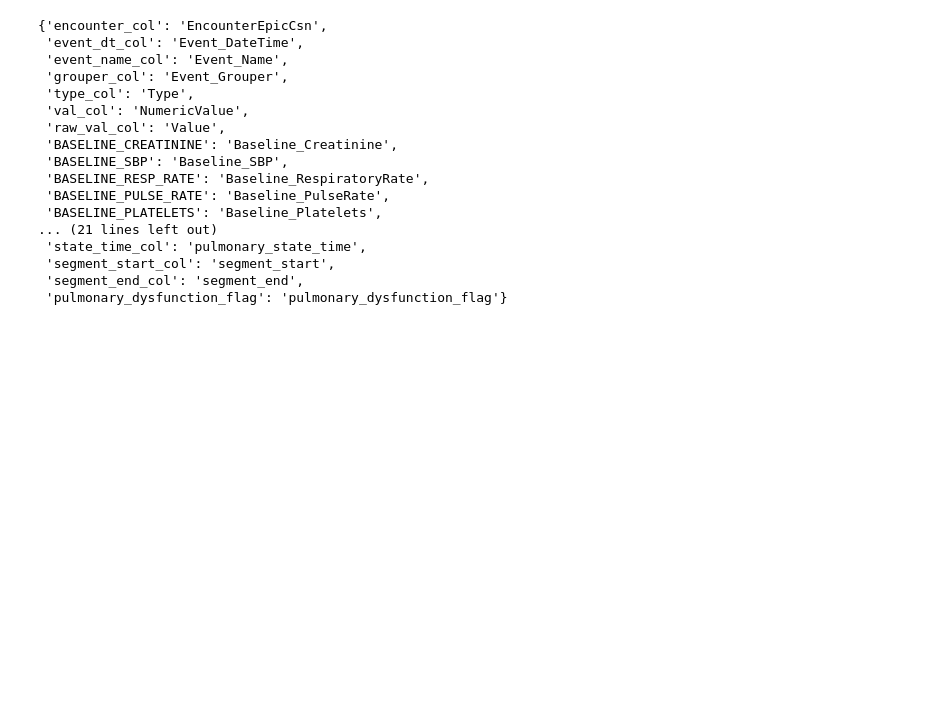
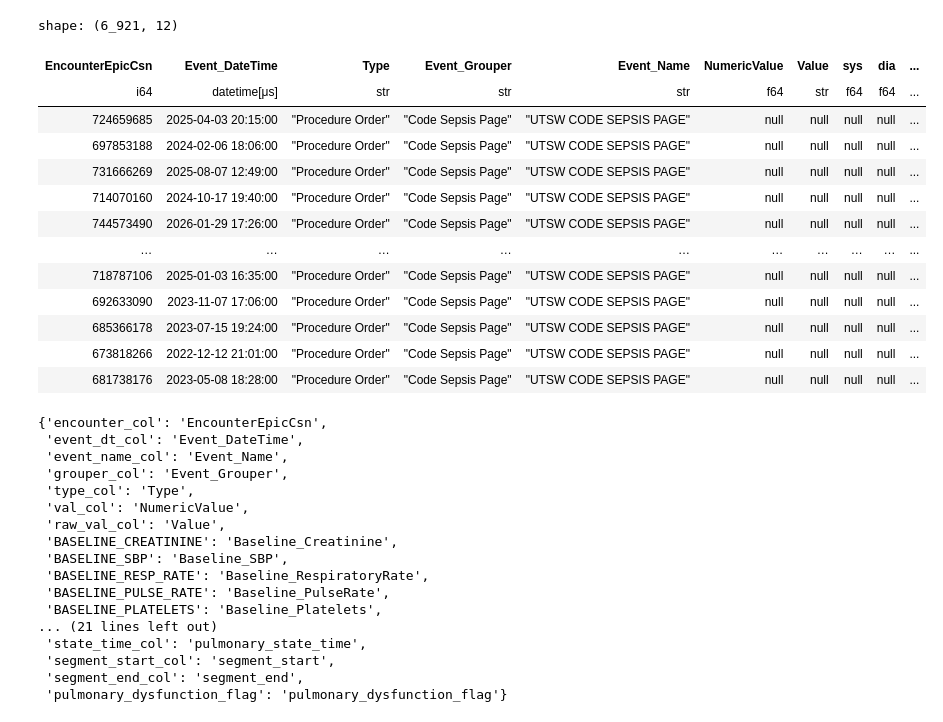
Before and after one commit to UTSW-CIC/Sepsis-Analysis, a Jupyter notebook: notebooks/29_Vent_on_off_analysis.ipynb, the cells around one changed output. Cells and saved outputs as stored; diff of their text form; code cells hidden in the pictures; blank space fills up the shorter version.

```diff
--- a/notebooks/29_Vent_on_off_analysis.ipynb
+++ b/notebooks/29_Vent_on_off_analysis.ipynb
@@ -19,3 +39,24 @@ from src_strategy.configs.dataconfig import input_output_config_3_1
+# %%
+df_all = load_df('/work/InternalMedicine/s223850/Sepsis-data/data/output/output_data_phase3_1', 'df_all.parquet')
+# %%
+df_all.filter(
+    pl.col("Event_Grouper") == "Code Sepsis Page"
+)
+# %% [output]
+shape: (6_921, 12)
+| EncounterEpicCsn | Event_DateTime | Type | Event_Grouper | Event_Name | NumericValue | Value | sys | dia | ... |
+| i64 | datetime[μs] | str | str | str | f64 | str | f64 | f64 | ... |
+| 724659685 | 2025-04-03 20:15:00 | "Procedure Order" | "Code Sepsis Page" | "UTSW CODE SEPSIS PAGE" | null | null | null | null | ... |
+| 697853188 | 2024-02-06 18:06:00 | "Procedure Order" | "Code Sepsis Page" | "UTSW CODE SEPSIS PAGE" | null | null | null | null | ... |
+| 731666269 | 2025-08-07 12:49:00 | "Procedure Order" | "Code Sepsis Page" | "UTSW CODE SEPSIS PAGE" | null | null | null | null | ... |
+| 714070160 | 2024-10-17 19:40:00 | "Procedure Order" | "Code Sepsis Page" | "UTSW CODE SEPSIS PAGE" | null | null | null | null | ... |
+| 744573490 | 2026-01-29 17:26:00 | "Procedure Order" | "Code Sepsis Page" | "UTSW CODE SEPSIS PAGE" | null | null | null | null | ... |
+| … | … | … | … | … | … | … | … | … | ... |
+| 718787106 | 2025-01-03 16:35:00 | "Procedure Order" | "Code Sepsis Page" | "UTSW CODE SEPSIS PAGE" | null | null | null | null | ... |
+| 692633090 | 2023-11-07 17:06:00 | "Procedure Order" | "Code Sepsis Page" | "UTSW CODE SEPSIS PAGE" | null | null | null | null | ... |
+| 685366178 | 2023-07-15 19:24:00 | "Procedure Order" | "Code Sepsis Page" | "UTSW CODE SEPSIS PAGE" | null | null | null | null | ... |
+| 673818266 | 2022-12-12 21:01:00 | "Procedure Order" | "Code Sepsis Page" | "UTSW CODE SEPSIS PAGE" | null | null | null | null | ... |
+| 681738176 | 2023-05-08 18:28:00 | "Procedure Order" | "Code Sepsis Page" | "UTSW CODE SEPSIS PAGE" | null | null | null | null | ... |
 # %%
 df_all = load_df(input_output_config_3_1.output_path, 'df_all.parquet')
 # %%
```
Also changed, not shown: parts of 2 cells of this notebook, 26 other files.
